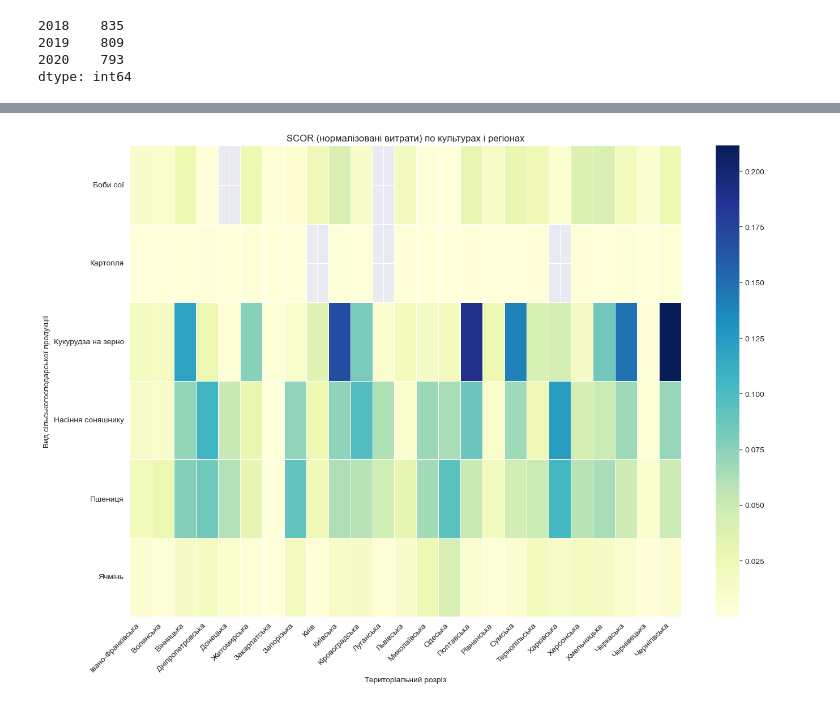
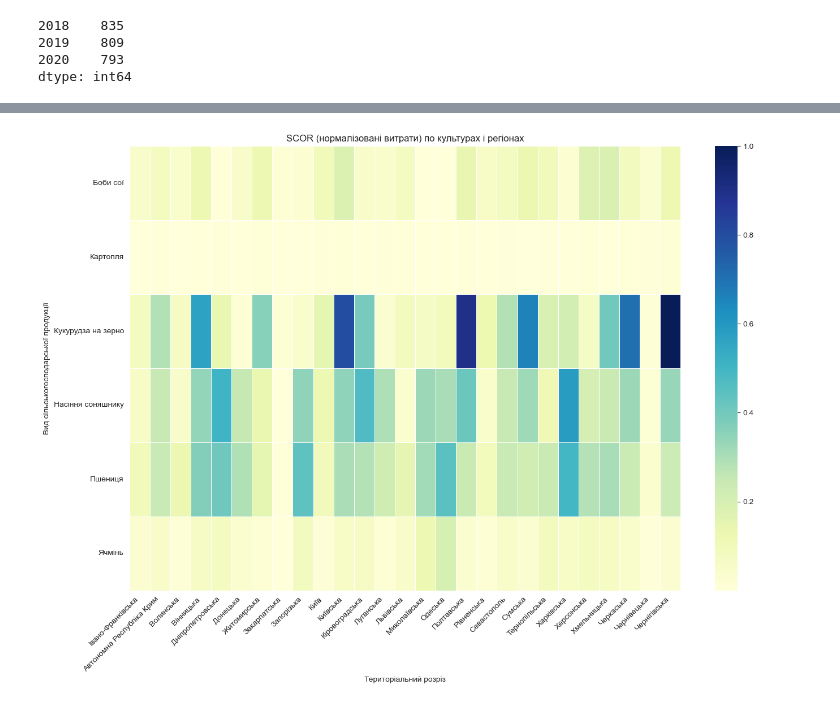
Before and after one commit to NikoriakViktot/Data_Science_Course_SSWU, a Jupyter notebook: task_6/cost_data.ipynb, the cells around one changed output, grey strips where cells are left out. Saved outputs shown, nothing was run; the diff lists cells and outputs as text; code cells hidden in the pictures.

```diff
--- a/task_6/cost_data.ipynb
+++ b/task_6/cost_data.ipynb
@@ -283,3 +283,8 @@ df_summary[["2018", "2019", "2020"]].notna().sum()
 2019    809
 2020    793
 dtype: int64
+# %%
+# Середнє значення за 2018 рік для кожної культури
+for year in ["2018", "2019", "2020"]:
+    dff[year] = dff.groupby("Вид сільськогосподарської продукції")[year]\
+                   .transform(lambda x: x.fillna(x.mean()))
@@ -286,38 +300,33 @@ dtype: int64
 # %%
-import pandas as pd
-import matplotlib.pyplot as plt
-import seaborn as sns
-
-# Завантаження попередньо підготовленого DataFrame з SCOR
 
 # Попередня обробка
-df = df_selected[
-    (df_selected["Вид сільськогосподарської продукції"] != "Не застосовується") &
-    (df_selected["Територіальний розріз"] != "Україна")
+df = dff[
+    (dff["Вид сільськогосподарської продукції"] != "Не застосовується") &
+    (dff["Територіальний розріз"] != "Україна")
 ].dropna(subset=["2018", "2019", "2020"])
 
 # Нормалізація
 for year in ["2018", "2019", "2020"]:
     min_val = df[year].min()
     max_val = df[year].max()
     df[year + "_norm"] = (df[year] - min_val) / (max_val - min_val)
 
 # Обчислення SCOR
 df["SCOR"] = df[["2018_norm", "2019_norm", "2020_norm"]].mean(axis=1)
 
 # Побудова графіків
 
 # 1. Теплова карта по SCOR
 pivot_df = df.pivot_table(index="Вид сільськогосподарської продукції",
                           columns="Територіальний розріз",
                           values="SCOR")
 
 plt.figure(figsize=(14, 10))
 sns.heatmap(pivot_df, cmap="YlGnBu", linewidths=0.5)
 plt.title("SCOR (нормалізовані витрати) по культурах і регіонах")
 plt.xticks(rotation=45, ha='right')
 plt.yticks(rotation=0)
 plt.tight_layout()
 plt.show()
 # %% [output]
-[figure, old version]
+[figure, new version]
```
Also changed, not shown: parts of 15 cells of this notebook, 8 other files.
